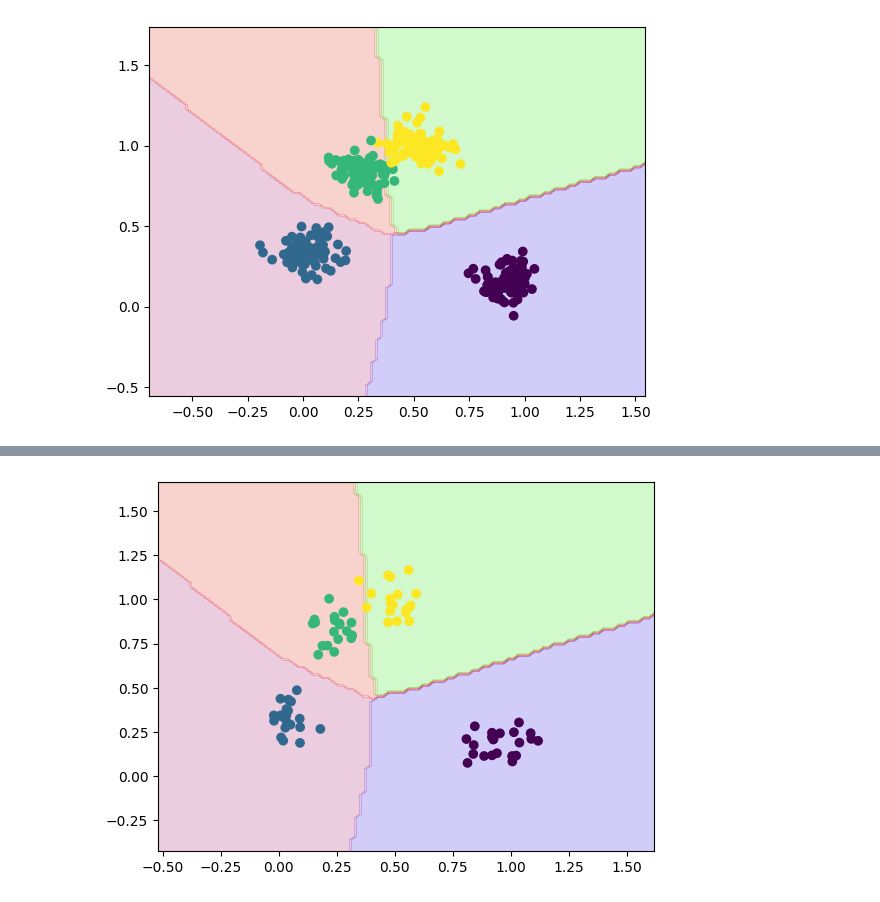
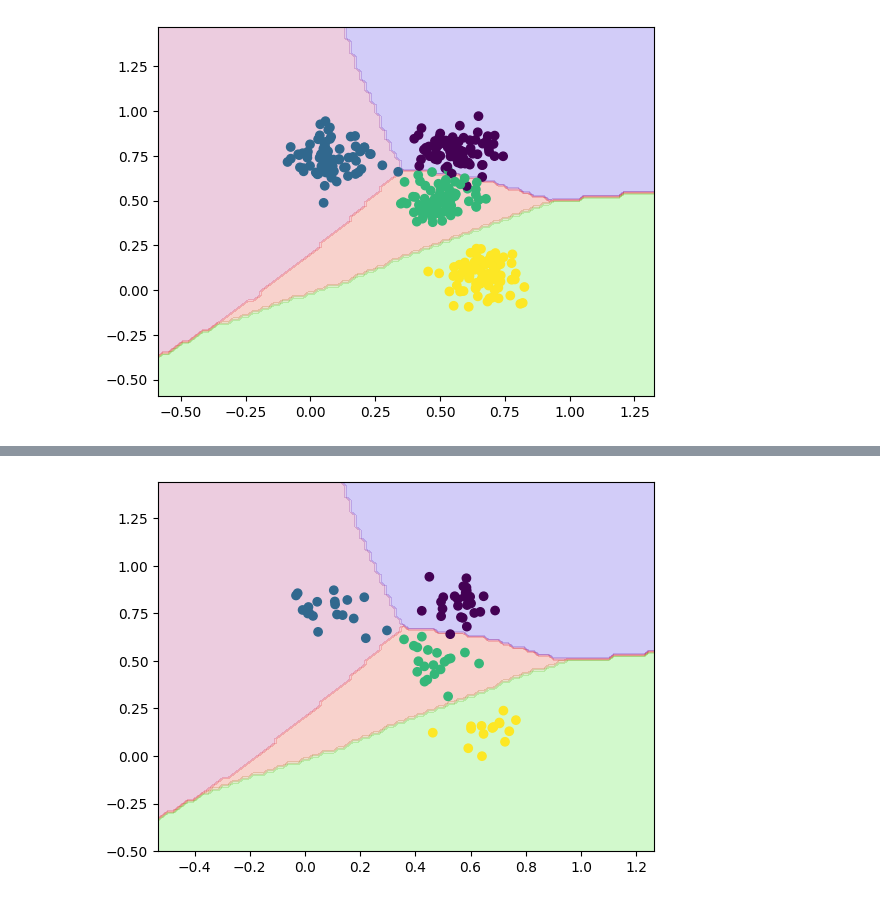
Before and after one commit to fboldt/aulasann, a Jupyter notebook: aula08a_pytorch.ipynb, the cells around one changed output, grey strips where cells are left out. Drawn from its saved outputs; the diff is of its cells as text; code cells hidden in the pictures.

```diff
--- a/aula08a_pytorch.ipynb
+++ b/aula08a_pytorch.ipynb
@@ -91,6 +193,6 @@ plt.show()
 # %%
 class SHLPTorch(BaseEstimator, ClassifierMixin):
-    def __init__(self, max_iter=50):
+    def __init__(self, max_iter=500):
         self.max_iter = max_iter
         self.model = None
 
@@ -131,4 +233,9 @@ print(accuracy_score(y_train, ypred))
 plotPredictions(model, X_train)
 plotDataset(X_train, y_train)
 plt.show()
+ypred = model.predict(X_test)
+print(accuracy_score(y_test, ypred))
+plotPredictions(model, X_test)
+plotDataset(X_test, y_test)
+plt.show()
 # %% [output]
@@ -176,29 +293,59 @@ plt.show()
 # %%
-class MLPKeras(BaseEstimator, ClassifierMixin):
-    def __init__(self, max_iter=50, n_hidden=[100]):
+import torch
+import torch.nn as nn
+import torch.optim as optim
+import numpy as np
+from sklearn.base import BaseEstimator, ClassifierMixin
+
+class MLPTorch(BaseEstimator, ClassifierMixin):
+    def __init__(self, max_iter=500, n_hidden=[100]):
         self.max_iter = max_iter
         self.n_hidden = n_hidden
         self.model = None
+        self.labels = None
+
     def fit(self, X, y):
         input_shape = X.shape[1]
         output_shape = len(set(y))
+
         self.labels, ids = np.unique(y, return_inverse=True)
-        yhot = keras.utils.to_categorical(ids)
-        self.model = keras.Sequential()
-        self.model.add(keras.layers.Input(shape=(input_shape,)))
-        for n in self.n_hidden:
-            self.model.add(keras.layers.Dense(n, activation='relu'))
-        self.model.add(keras.layers.Dense(output_shape, activation='softmax'))
-        self.model.compile(optimizer='adam', loss='categorical_crossentropy', metrics=['accuracy'])
-        self.model.fit(X, yhot, epochs=self.max_iter, verbose=0)
+        yhot = np.eye(output_shape)[ids]  # One-hot encoding
+
+        X_tensor = torch.tensor(X, dtype=torch.float32)
+        y_tensor = torch.tensor(yhot, dtype=torch.float32)
+
+        layers = [nn.Linear(input_shape, self.n_hidden[0]), nn.ReLU()]
+        for i in range(1, len(self.n_hidden)):
+            layers.append(nn.Linear(self.n_hidden[i - 1], self.n_hidden[i]))
+            layers.append(nn.ReLU())
+        layers.append(nn.Linear(self.n_hidden[-1], output_shape))
+        layers.append(nn.Softmax(dim=1))
+
+        self.model = nn.Sequential(*layers)
+
+        criterion = nn.CrossEntropyLoss()
+        optimizer = optim.Adam(self.model.parameters())
+
+        for _ in range(self.max_iter):
+            optimizer.zero_grad()
+            outputs = self.model(X_tensor)
+            loss = criterion(outputs, torch.argmax(y_tensor, axis=1))
+            loss.backward()
+            optimizer.step()
+
         return self
+
     def predict_proba(self, X):
-        return self.model.predict(X)
+        X_tensor = torch.tensor(X, dtype=torch.float32)
+        with torch.no_grad():
+            return self.model(X_tensor).numpy()
+
     def predict(self, X):
         ypred = np.argmax(self.predict_proba(X), axis=1)
         return self.labels[ypred]
 
-model = MLPKeras()
+# Treinamento e avaliação
+model = MLPTorch()
 model.fit(X_train, y_train)
 ypred = model.predict(X_train)
 print(accuracy_score(y_train, ypred))
@@ -218 +363 @@ plt.show()
-[figure, old version]
+[figure, new version]
@@ -222 +365 @@ plt.show()
-[figure, old version]
+[figure, new version]
```
Also changed, not shown: parts of 12 cells of this notebook.
